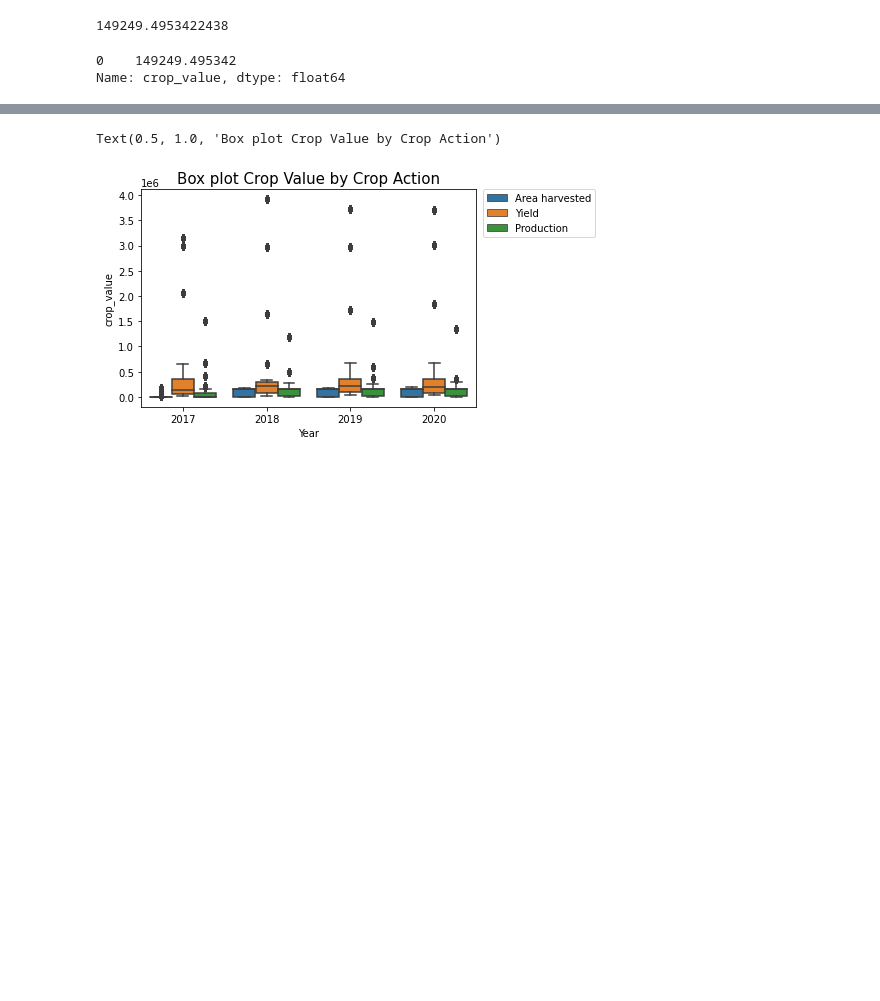
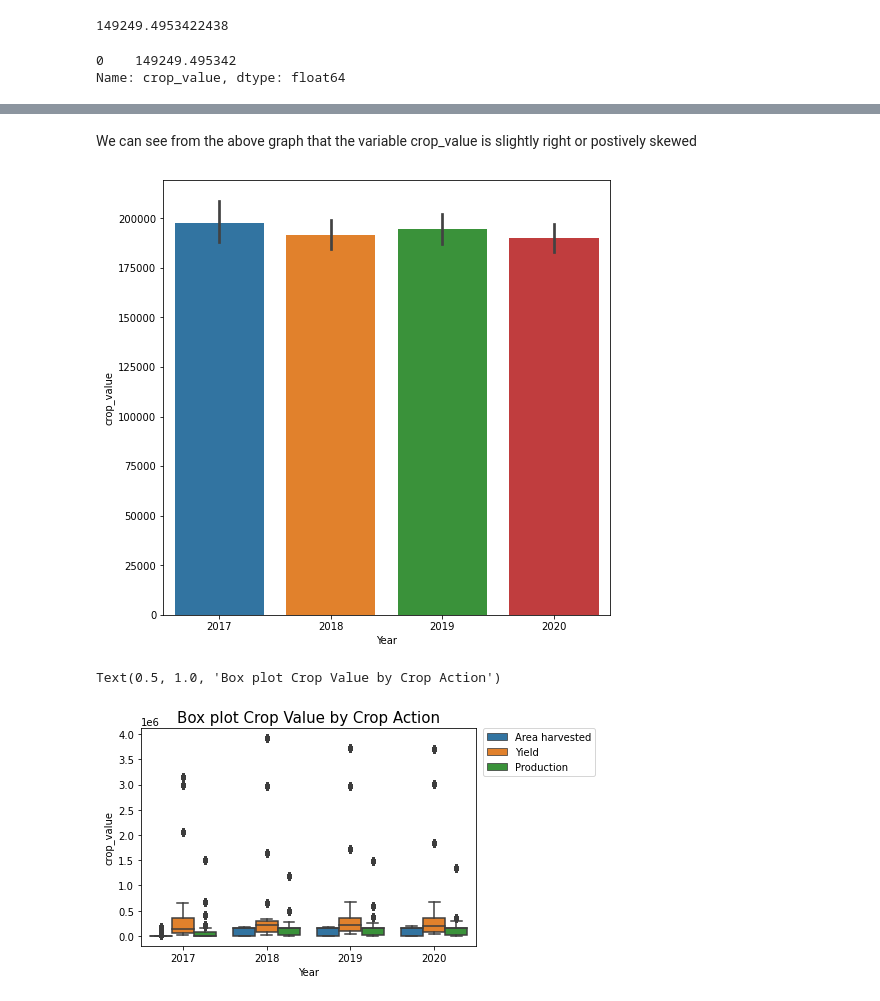
Before and after one commit to chrischukwuka2022/ca2-repo, a Jupyter notebook: Statistics.ipynb, the cells around one changed output, grey strips where cells are left out. Cells and saved outputs as stored; diff of their text form; code cells hidden in the pictures; blank space fills up the shorter version.

```diff
--- a/Statistics.ipynb
+++ b/Statistics.ipynb
@@ -163,3 +161,10 @@ We can see from the above graph that the variable crop_value is slightly right o
+# %% [markdown]
+We can see from the above graph that the variable crop_value is slightly right or postively skewed
+# %%
+plt.figure(figsize=(8, 8))
+ax = sns.barplot(x="Year", y="crop_value", data=df_irishdata)
+# %% [output]
+[figure, added]
 # %%
 #Box plot to depict Box plot Crop Value by Crop Action
 sns.boxplot(x = 'Year', y ='crop_value', data=df_irishdata, hue = 'crops_action')
```
Also changed, not shown: parts of 2 cells of this notebook, 1 other file.
